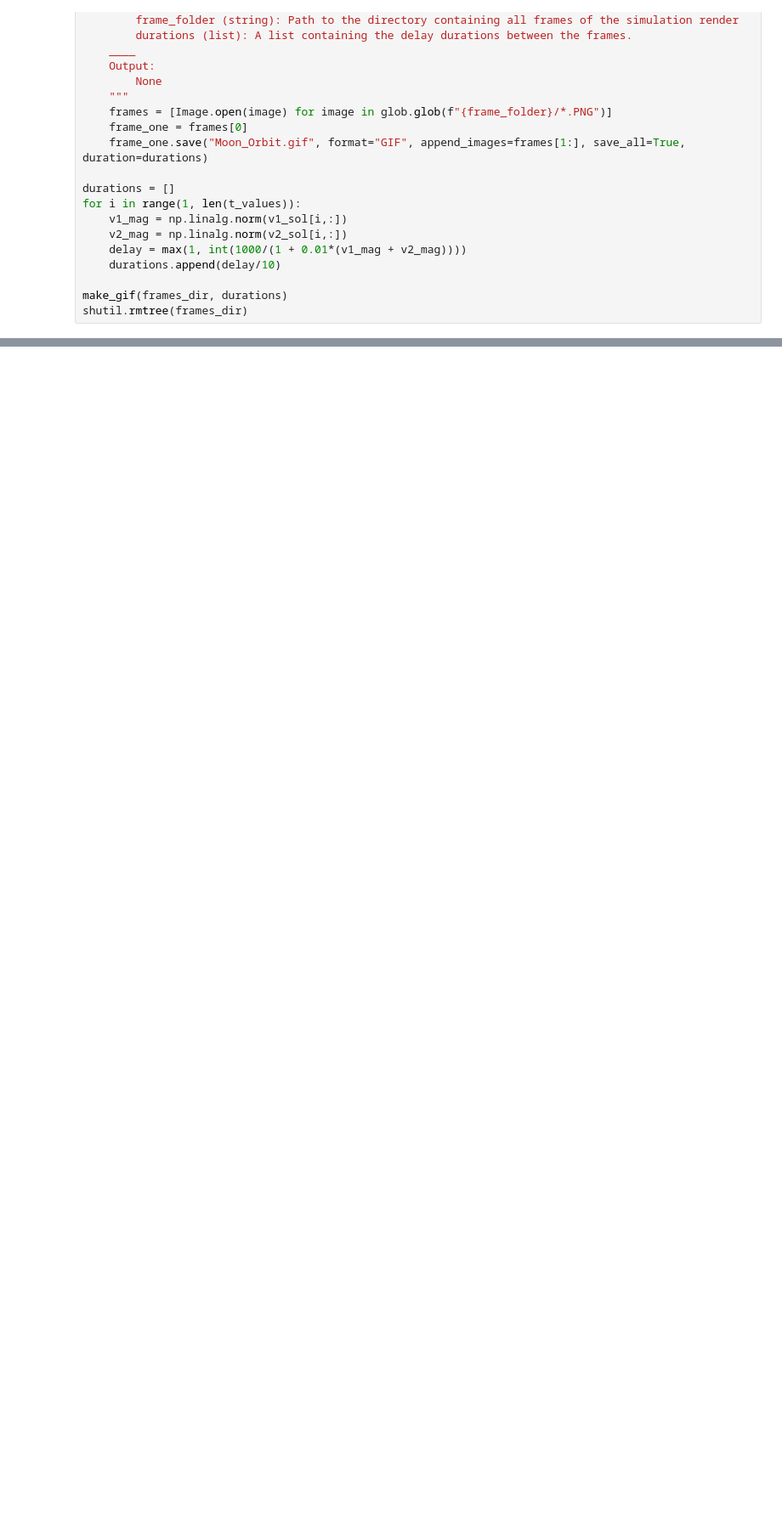
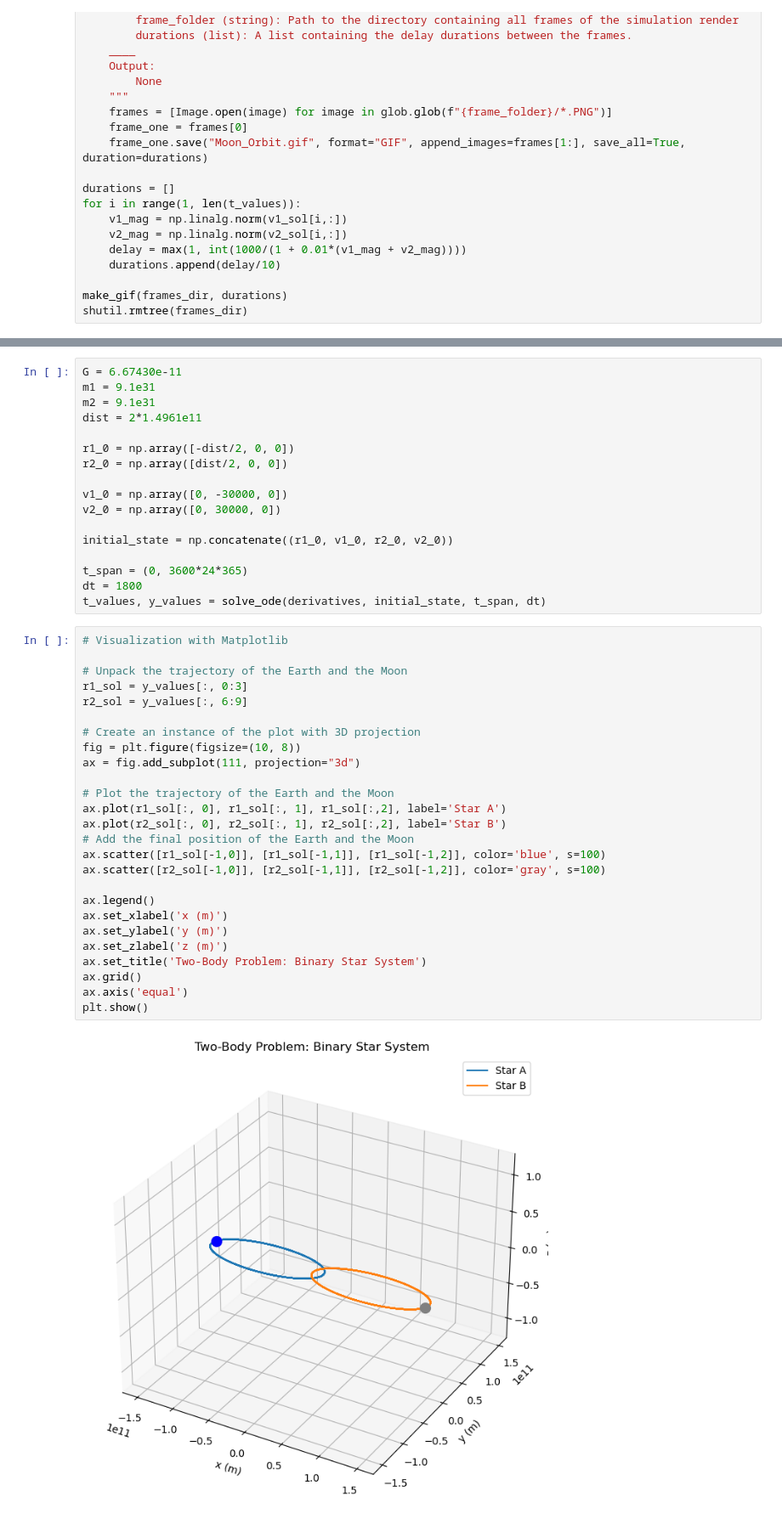
Before and after one commit to Sats2/cosmicBallet, a Jupyter notebook: Interim_Presentation/two_body.ipynb, the cells around one changed output, grey strips where cells are left out. Shown: that part at 85% size. Saved outputs shown, nothing was run; the diff lists cells and outputs as text; blank space fills up the shorter version.

```diff
--- a/Interim_Presentation/two_body.ipynb
+++ b/Interim_Presentation/two_body.ipynb
@@ -242,0 +245,45 @@ shutil.rmtree(frames_dir)
+# %%
+G = 6.67430e-11
+m1 = 9.1e31
+m2 = 9.1e31
+dist = 2*1.4961e11
+
+r1_0 = np.array([-dist/2, 0, 0])
+r2_0 = np.array([dist/2, 0, 0])
+
+v1_0 = np.array([0, -30000, 0])
+v2_0 = np.array([0, 30000, 0])
+
+initial_state = np.concatenate((r1_0, v1_0, r2_0, v2_0))
+
+t_span = (0, 3600*24*365)
+dt = 1800
+t_values, y_values = solve_ode(derivatives, initial_state, t_span, dt)
+# %%
+# Visualization with Matplotlib
+
+# Unpack the trajectory of the Earth and the Moon
+r1_sol = y_values[:, 0:3]
+r2_sol = y_values[:, 6:9]
+
+# Create an instance of the plot with 3D projection
+fig = plt.figure(figsize=(10, 8))
+ax = fig.add_subplot(111, projection="3d")
+
+# Plot the trajectory of the Earth and the Moon
+ax.plot(r1_sol[:, 0], r1_sol[:, 1], r1_sol[:,2], label='Star A')
+ax.plot(r2_sol[:, 0], r2_sol[:, 1], r2_sol[:,2], label='Star B')
+# Add the final position of the Earth and the Moon
+ax.scatter([r1_sol[-1,0]], [r1_sol[-1,1]], [r1_sol[-1,2]], color='blue', s=100)
+ax.scatter([r2_sol[-1,0]], [r2_sol[-1,1]], [r2_sol[-1,2]], color='gray', s=100)
+
+ax.legend()
+ax.set_xlabel('x (m)')
+ax.set_ylabel('y (m)')
+ax.set_zlabel('z (m)')
+ax.set_title('Two-Body Problem: Binary Star System')
+ax.grid()
+ax.axis('equal')
+plt.show()
+# %% [output]
+[figure, added]
```
Also changed, not shown: parts of 2 cells of this notebook, 2 other files.
